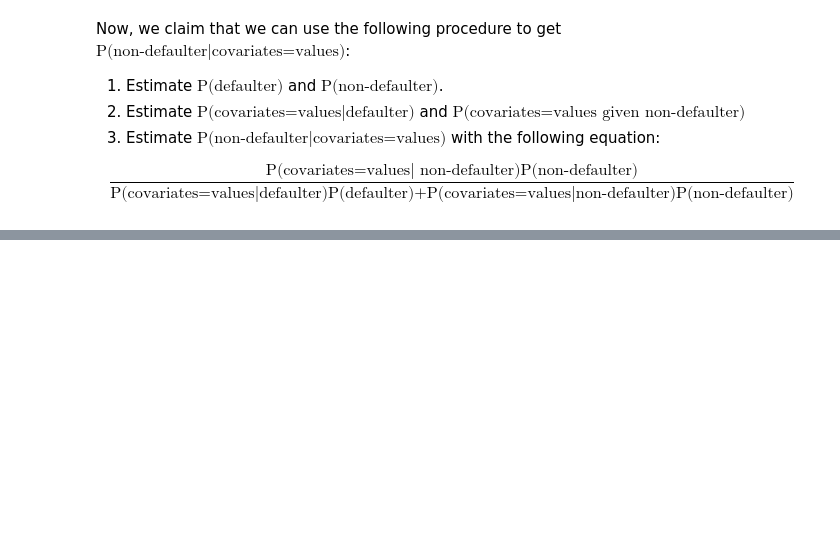
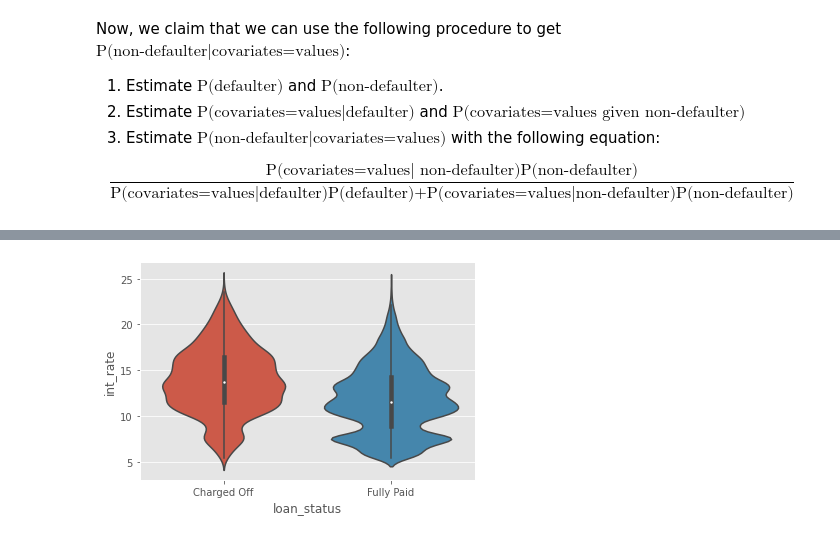
Before and after one commit to ancastillar/How-important-is-the-income-source-of-a-loan-applicant-, a Jupyter notebook: Model_LOAN_NOLINEAR.ipynb, the cells around one changed output, grey strips where cells are left out. Saved outputs shown, nothing was run; the diff lists cells and outputs as text; code cells hidden in the pictures; blank space fills up the shorter version.

```diff
--- a/Model_LOAN_NOLINEAR.ipynb
+++ b/Model_LOAN_NOLINEAR.ipynb
@@ -257,0 +273,5 @@ $$
+# %%
+sns.violinplot(x='loan_status', y='int_rate', data=df);
+ #Here the distribution are very different in the two types of users
+# %% [output]
+[figure, added]
```
Also changed, not shown: parts of 4 cells of this notebook.
